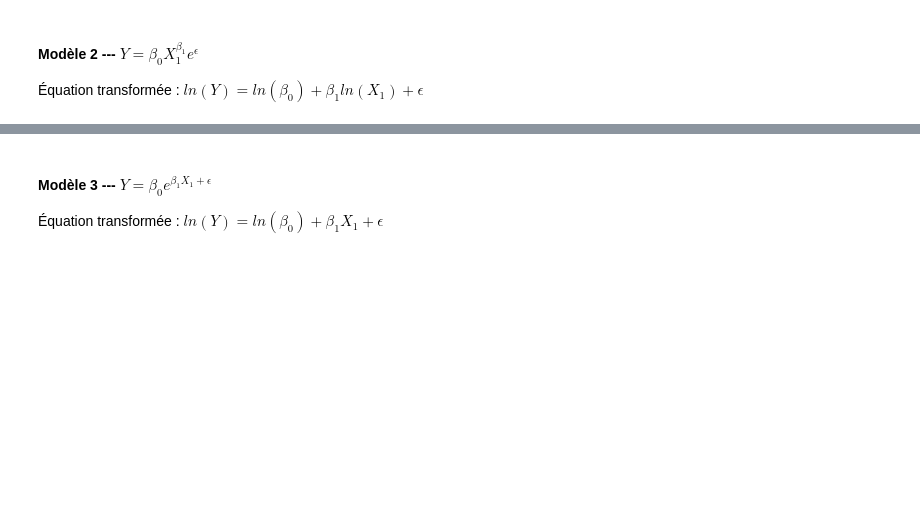
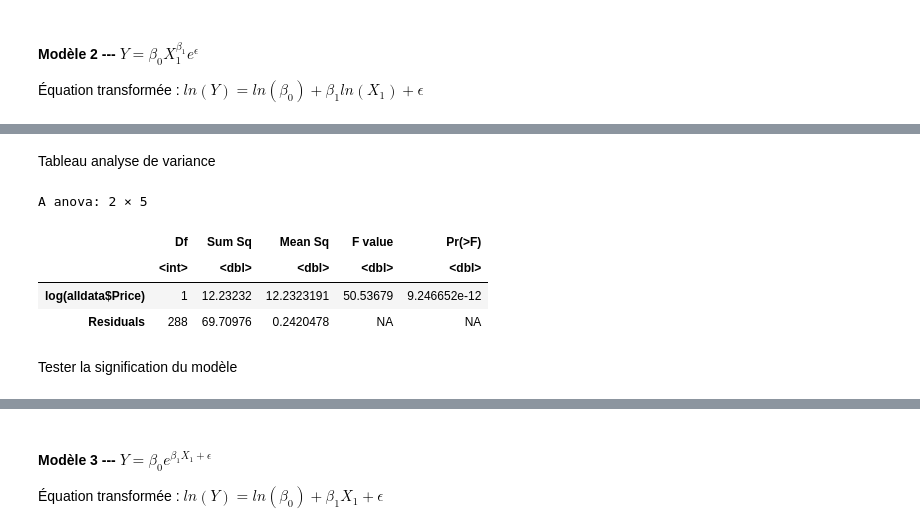
Before and after one commit to Julien9969/Devoir_MTH2302D, a Jupyter notebook: DevoirMTH2302D.ipynb, the cells around one changed output, grey strips where cells are left out. Cells and saved outputs as stored; diff of their text form; code cells hidden in the pictures; blank space fills up the shorter version.

Commit message:
modèle 3

```diff
--- a/DevoirMTH2302D.ipynb
+++ b/DevoirMTH2302D.ipynb
@@ -417,0 +430,12 @@ A matrix: 2 × 2 of type dbl
+# %% [markdown]
+Tableau analyse de variance
+# %%
+anova(linModel2)
+# %% [output]
+A anova: 2 × 5
+|  | Df | Sum Sq | Mean Sq | F value | Pr(>F) |
+|  | <int> | <dbl> | <dbl> | <dbl> | <dbl> |
+| log(alldata$Price) | 1 | 12.23232 | 12.2323191 | 50.53679 | 9.246652e-12 |
+| Residuals | 288 | 69.70976 | 0.2420478 | NA | NA |
+# %% [markdown]
+Tester la signification du modèle
```
Also changed, not shown: parts of 12 cells of this notebook.
